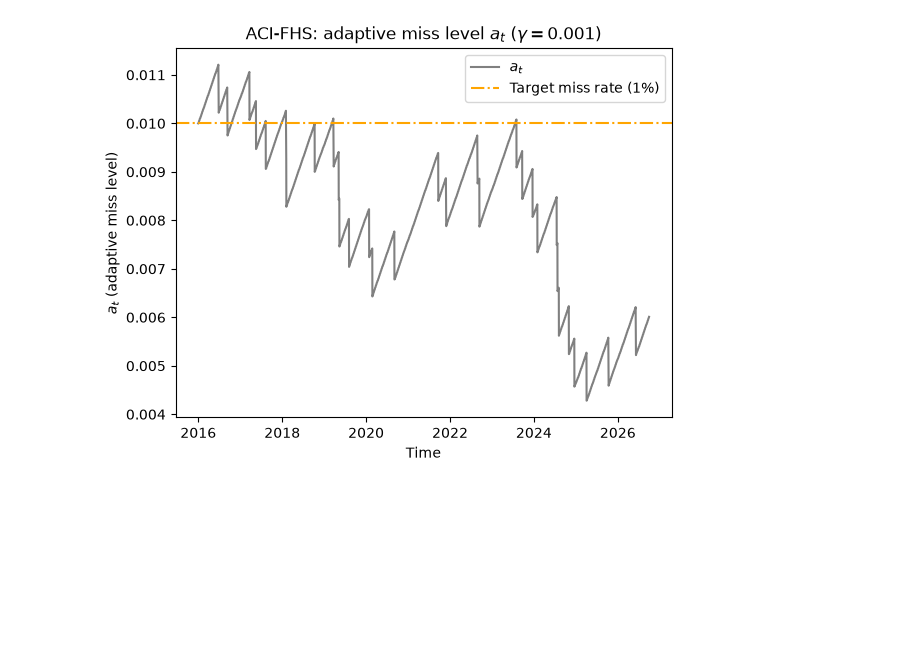
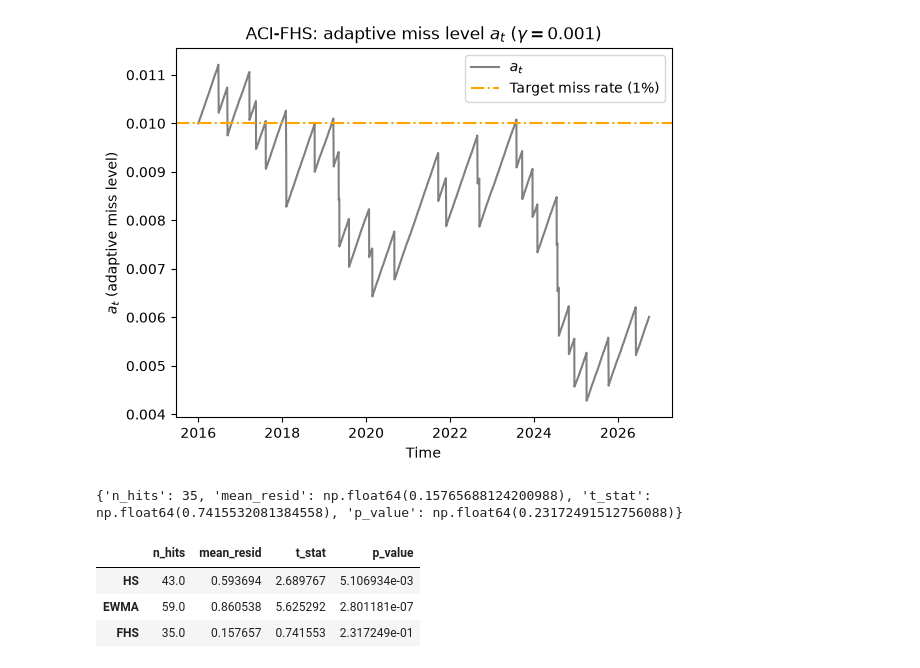
Before and after one commit to robertmatei42/tail-risk-forecasting, a Jupyter notebook: notebooks/02_historical_simulation.ipynb, the cells around one changed output. Drawn from its saved outputs; the diff is of its cells as text; code cells hidden in the pictures; blank space fills up the shorter version.

```diff
--- a/notebooks/02_historical_simulation.ipynb
+++ b/notebooks/02_historical_simulation.ipynb
@@ -326,3 +326,25 @@ plt.savefig(f'{ROOT}\\results\\aci_fhs_alpha_over_time.png')
 plt.show()
 # %% [output]
 [figure]
+# %%
+from src.backtests import es_backtest_mf
+
+c = common_main
+res_fhs = es_backtest_mf(loss.loc[c], fhs_main['VaR'].loc[c], fhs_main['ES'].loc[c], sigma_ewma.loc[c])
+print(res_fhs)
+# %% [output]
+{'n_hits': 35, 'mean_resid': np.float64(0.15765688124200988), 't_stat': np.float64(0.7415532081384558), 'p_value': np.float64(0.23172491512756088)}
+# %%
+sigma_hs = loss.rolling(250).std().shift(1)
+
+res = {
+    'HS':   es_backtest_mf(loss.loc[c], hs_main['var'].loc[c],   hs_main['es'].loc[c],   sigma_hs.loc[c]),
+    'EWMA': es_backtest_mf(loss.loc[c], ewma_main['VaR'].loc[c], ewma_main['ES'].loc[c], sigma_ewma.loc[c]),
+    'FHS':  res_fhs}
+es_table = pd.DataFrame(res).T
+es_table
+# %% [output]
+|  | n_hits | mean_resid | t_stat | p_value |
+| HS | 43.0 | 0.593694 | 2.689767 | 5.106934e-03 |
+| EWMA | 59.0 | 0.860538 | 5.625292 | 2.801181e-07 |
+| FHS | 35.0 | 0.157657 | 0.741553 | 2.317249e-01 |
```
Also changed, not shown: 1 other file.
